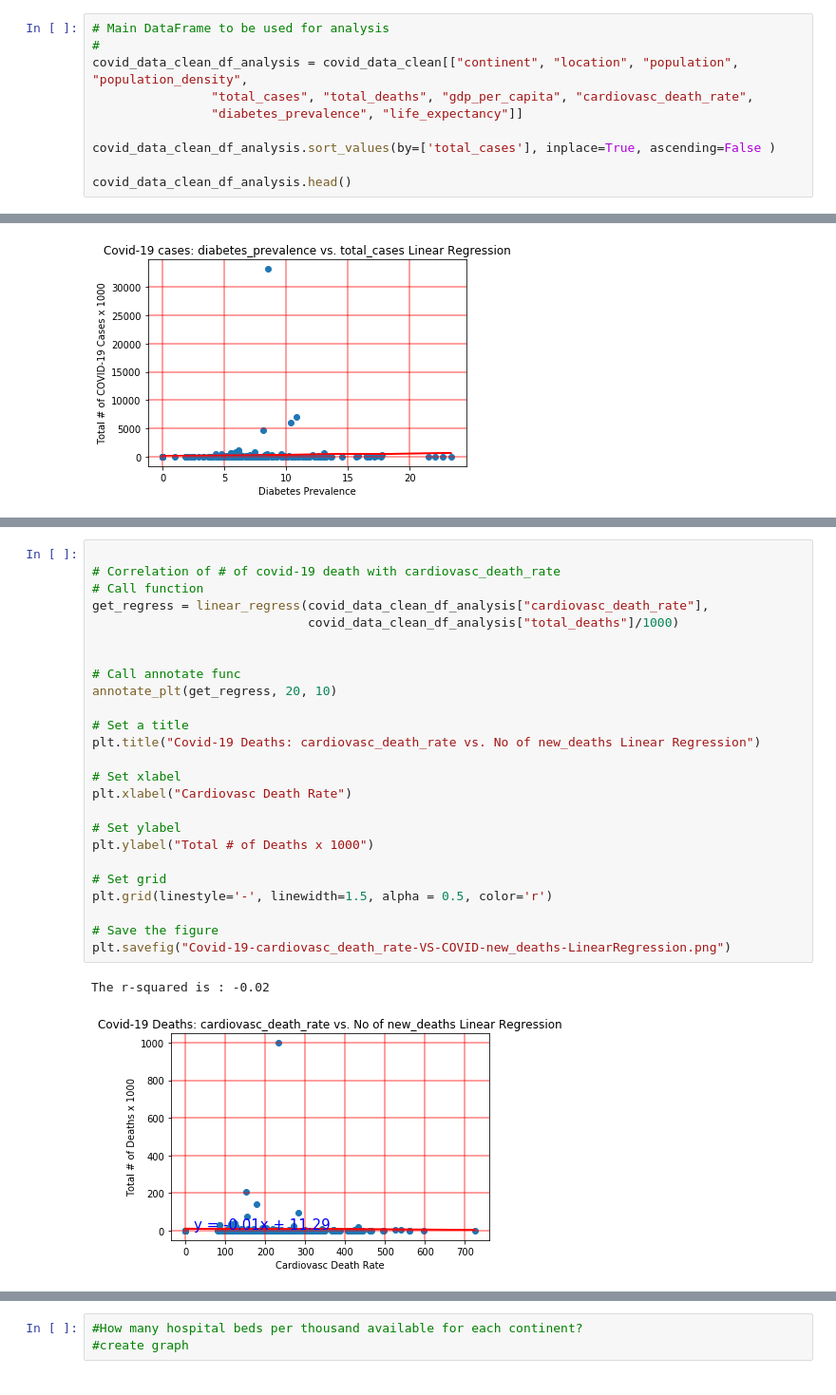
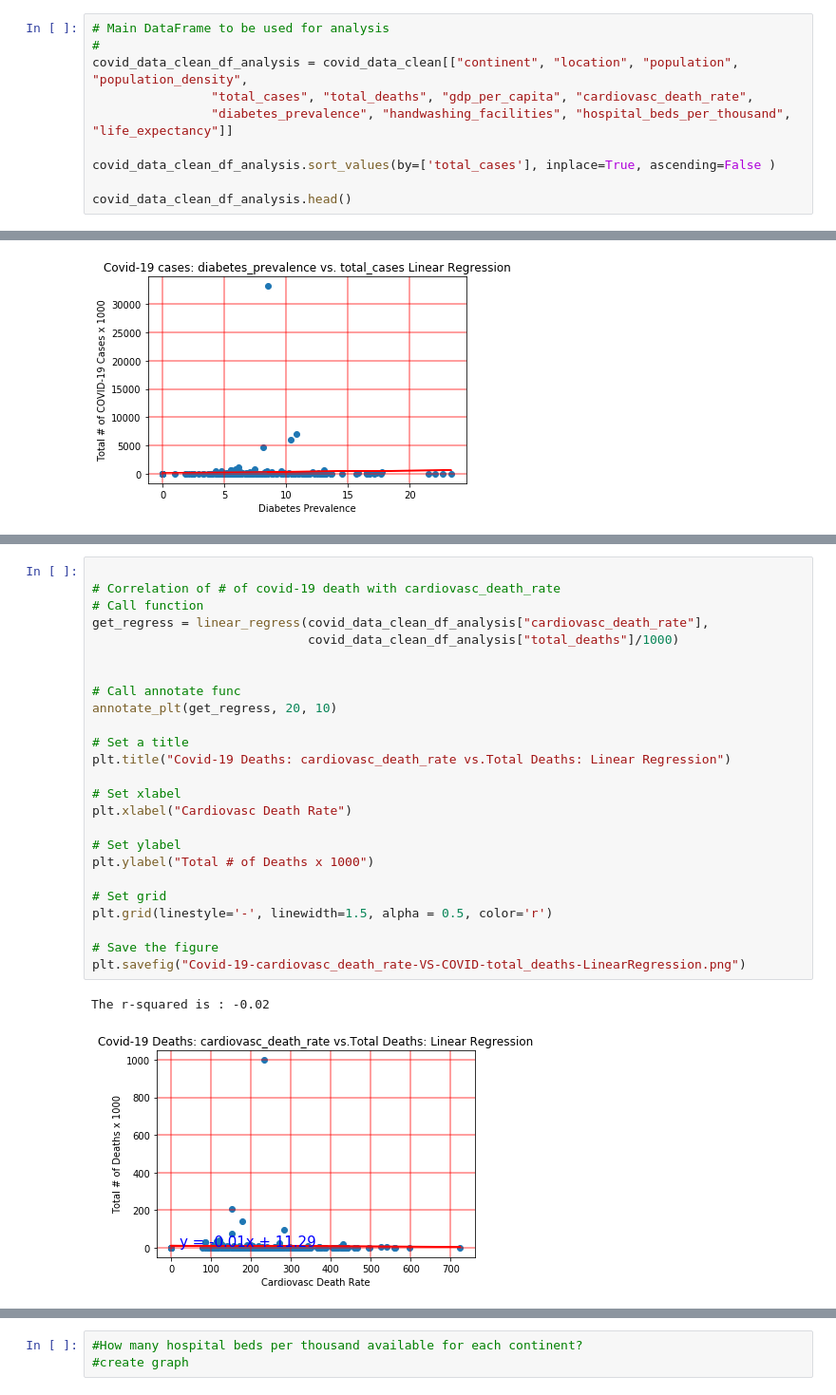
Before and after one commit to jjjdewan/ucb-data-visualization-msgrp-project1-covid-19, a Jupyter notebook: covid-19-project-challenge.ipynb, the cells around one changed output, grey strips where cells are left out. Shown: that part at 95% size. Cells and saved outputs as stored; diff of their text form.

Commit message:
Changed graph with compare data

```diff
--- a/covid-19-project-challenge.ipynb
+++ b/covid-19-project-challenge.ipynb
@@ -76,7 +76,7 @@ covid_data_clean_usa
 #
 covid_data_clean_df_analysis = covid_data_clean[["continent", "location", "population", "population_density",
                 "total_cases", "total_deaths", "gdp_per_capita", "cardiovasc_death_rate",
-                "diabetes_prevalence", "life_expectancy"]]
+                "diabetes_prevalence", "handwashing_facilities", "hospital_beds_per_thousand", "life_expectancy"]]
 
 covid_data_clean_df_analysis.sort_values(by=['total_cases'], inplace=True, ascending=False )
 
@@ -358,28 +351,28 @@ The r-squared is : 0.04
 # %%
 
 # Correlation of # of covid-19 death with cardiovasc_death_rate
 # Call function
 get_regress = linear_regress(covid_data_clean_df_analysis["cardiovasc_death_rate"],
                              covid_data_clean_df_analysis["total_deaths"]/1000)
 
 
 # Call annotate func
 annotate_plt(get_regress, 20, 10)
 
 # Set a title
-plt.title("Covid-19 Deaths: cardiovasc_death_rate vs. No of new_deaths Linear Regression")
+plt.title("Covid-19 Deaths: cardiovasc_death_rate vs.Total Deaths: Linear Regression")
 
 # Set xlabel
 plt.xlabel("Cardiovasc Death Rate")
 
 # Set ylabel
 plt.ylabel("Total # of Deaths x 1000")
 
 # Set grid
 plt.grid(linestyle='-', linewidth=1.5, alpha = 0.5, color='r')
 
 # Save the figure
-plt.savefig("Covid-19-cardiovasc_death_rate-VS-COVID-new_deaths-LinearRegression.png")
+plt.savefig("Covid-19-cardiovasc_death_rate-VS-COVID-total_deaths-LinearRegression.png")
 # %% [output]
 The r-squared is : -0.02
-[figure, old version]
+[figure, new version]
```
Also changed, not shown: parts of 11 cells of this notebook.
